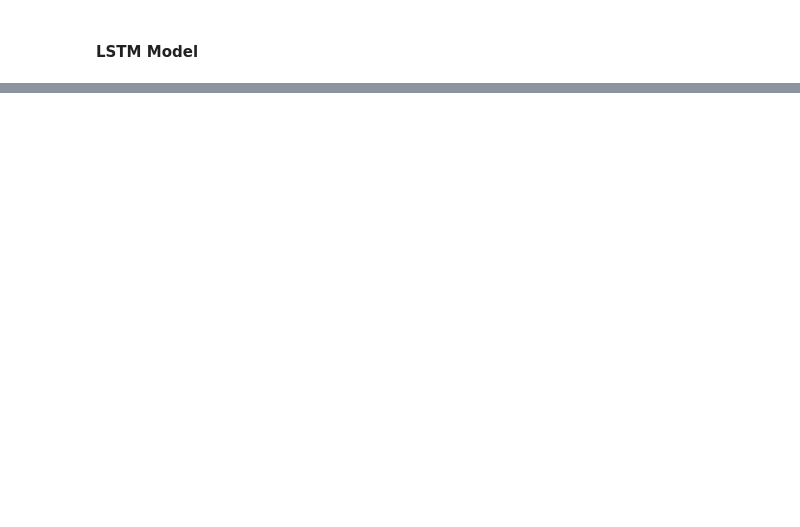
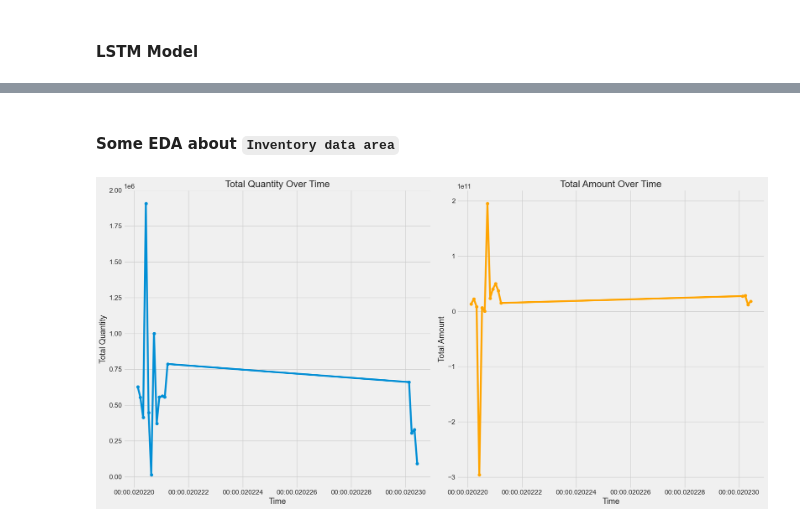
Before and after one commit to knightstark7/FinalMVP-VietnamDatathon, a Jupyter notebook: src/demo.ipynb, the cells around one changed output, grey strips where cells are left out. Saved outputs shown, nothing was run; the diff lists cells and outputs as text; code cells hidden in the pictures; blank space fills up the shorter version.

```diff
--- a/src/demo.ipynb
+++ b/src/demo.ipynb
@@ -331,0 +539,9 @@ Test Mean Squared Error: 4.174277621660407e-05
+# %%
+inventory_files = glob.glob("Inventory_mentor/*-*-*_Ton Kho *.xlsx")
+inventory_df = pd.DataFrame()
+
+for file in inventory_files:
+    df = pd.read_excel(file, index_col=None)
+    inventory_df = pd.concat([inventory_df, df], ignore_index=True)
+
+inventory_df = inventory_df.drop(columns=['Unnamed: 0', 'index'])
@@ -331,0 +613,2 @@ Test Mean Squared Error: 4.174277621660407e-05
+# %%
+inventory_df['calendar_yeer_week'] = pd.to_datetime(inventory_df['calendar_yeer_week'])
@@ -331,0 +630,27 @@ Test Mean Squared Error: 4.174277621660407e-05
+# %% [markdown]
+#### **Some EDA about `Inventory data area`**
+# %%
+total_quantity_over_year = inventory_df.groupby('calendar_yeer_week')['quantity'].sum().reset_index()
+total_amount_over_year = inventory_df.groupby('calendar_yeer_week')['total_amount'].sum().reset_index()
+
+# Plotting
+plt.figure(figsize=(20, 10))
+
+# Total Quantity Over the Year
+plt.subplot(1, 2, 1)
+plt.plot(total_quantity_over_year['calendar_yeer_week'], total_quantity_over_year['quantity'], marker='o')
+plt.title('Total Quantity Over Time')
+plt.xlabel('Time')
+plt.ylabel('Total Quantity')
+
+# Total Amount Over the Year
+plt.subplot(1, 2, 2)
+plt.plot(total_amount_over_year['calendar_yeer_week'], total_amount_over_year['total_amount'], marker='o', color='orange')
+plt.title('Total Amount Over Time')
+plt.xlabel('Time')
+plt.ylabel('Total Amount')
+
+plt.tight_layout()
+plt.show()
+# %% [output]
+[figure, added]
```
Also changed, not shown: parts of 55 cells of this notebook.
